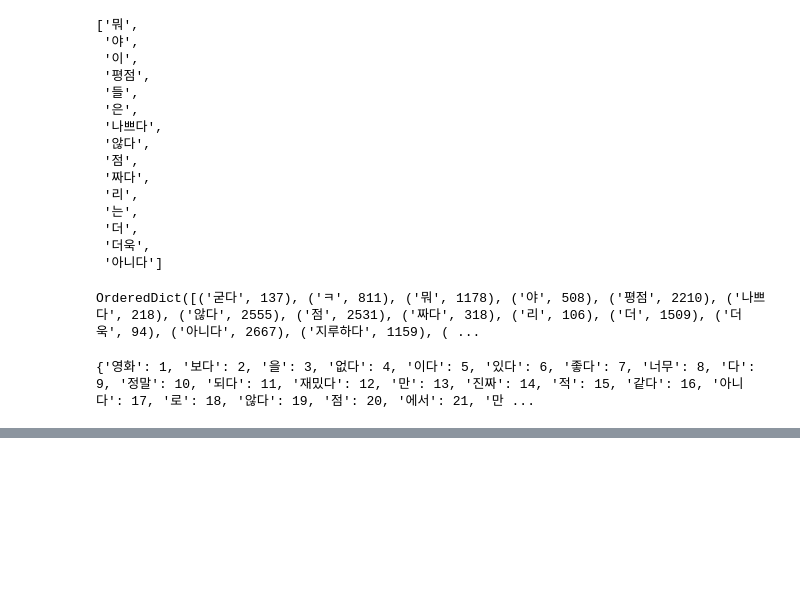
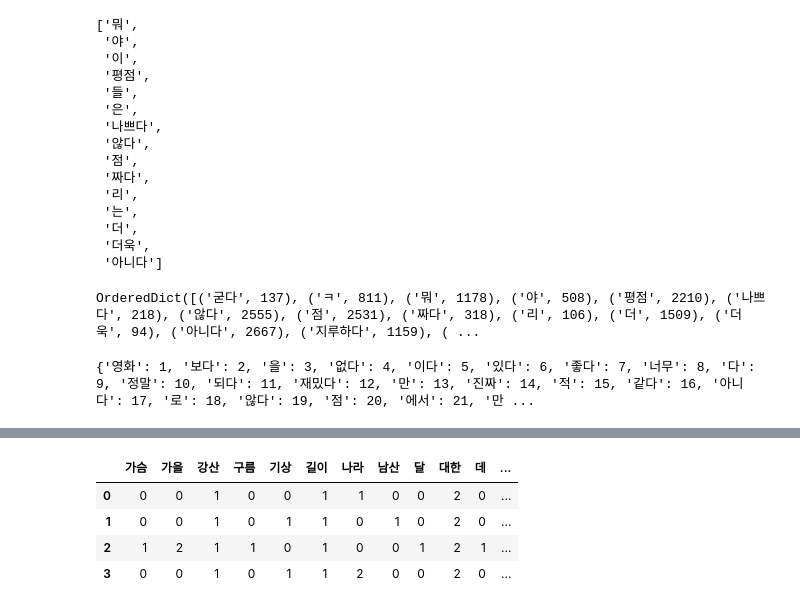
Before and after one commit to jang3463/machinelearning-deeplearning-lecture, a Jupyter notebook: 텍스트_분석을_위한_인코딩.ipynb, the cells around one changed output, grey strips where cells are left out. Saved outputs shown, nothing was run; the diff lists cells and outputs as text; code cells hidden in the pictures; blank space fills up the shorter version.

```diff
--- a/텍스트_분석을_위한_인코딩.ipynb
+++ b/텍스트_분석을_위한_인코딩.ipynb
@@ -364,0 +426,14 @@ print(tokenizer.word_index)
+# %%
+from konlpy.tag import Okt
+
+okt = Okt()
+
+docs = [
+  '동해 물과 백두산이 마르고 닳도록 하느님이 보우하사 우리나라 만세. 무궁화 삼천리 화려 강산 대한 사람, 대한으로 길이 보전하세. 동해 가고 싶다',
+  '남산 위에 저 소나무, 철갑을 두른 듯 바람 서리 불변함은 우리 기상일세. 무궁화 삼천리 화려 강산 대한 사람, 대한으로 길이 보전하세. 소나무 이쁘다',
+  '가을 하늘 공활한데 높고 구름 없이 밝은 달은 우리 가슴 일편단심일세. 무궁화 삼천리 화려 강산 대한 사람, 대한으로 길이 보전하세. 가을 하늘 보고 싶다.',
+  '이 기상과 이 마음으로 충성을 다하여 괴로우나 즐거우나 나라 사랑하세. 무궁화 삼천리 화려 강산 대한 사람, 대한으로 길이 보전하세. 나라를 사랑하자'
+]
+# %%
+vocab = list(set(w for doc in docs for w in okt.nouns(doc)))
+vocab
@@ -364,0 +458,25 @@ print(tokenizer.word_index)
+# %%
+# 가나다 순으로 정렬
+vocab.sort()
+# %%
+import pandas as pd
+
+# tf 결과를 데이터프레임으로 확인
+
+result = []
+for i in range(len(docs)):
+   result.append([])
+   d = docs[i]
+
+   for j in range(len(vocab)):
+     t = vocab[j]
+     result[-1].append(term_frequency(t,d))
+
+tf = pd.DataFrame(result, columns = vocab)
+tf
+# %% [output]
+|  | 가슴 | 가을 | 강산 | 구름 | 기상 | 길이 | 나라 | 남산 | 달 | 대한 | 데 | ... |
+| 0 | 0 | 0 | 1 | 0 | 0 | 1 | 1 | 0 | 0 | 2 | 0 | ... |
+| 1 | 0 | 0 | 1 | 0 | 1 | 1 | 0 | 1 | 0 | 2 | 0 | ... |
+| 2 | 1 | 2 | 1 | 1 | 0 | 1 | 0 | 0 | 1 | 2 | 1 | ... |
+| 3 | 0 | 0 | 1 | 0 | 1 | 1 | 2 | 0 | 0 | 2 | 0 | ... |
```
Also changed, not shown: parts of 12 cells of this notebook.
